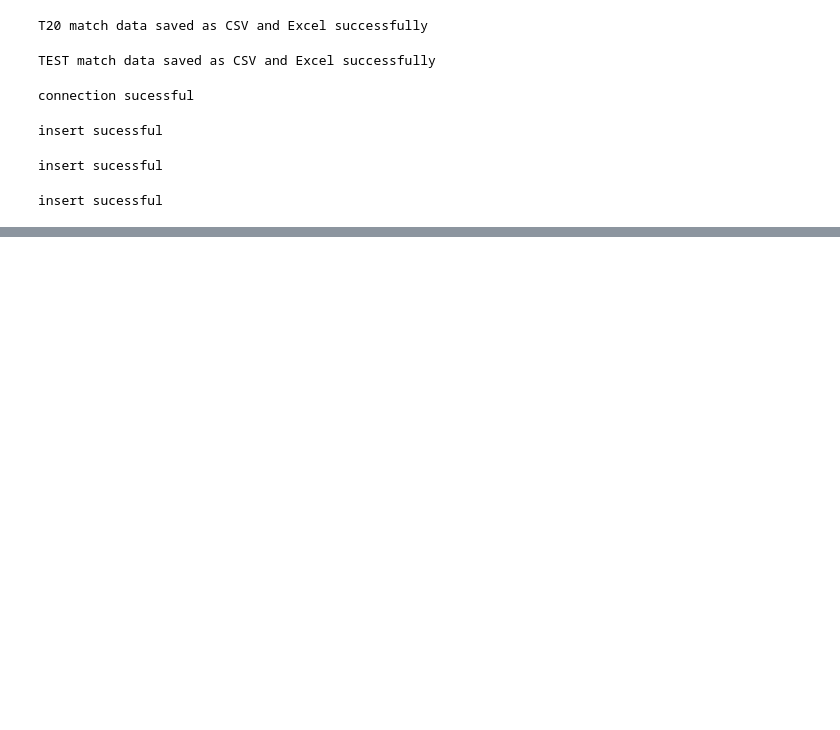
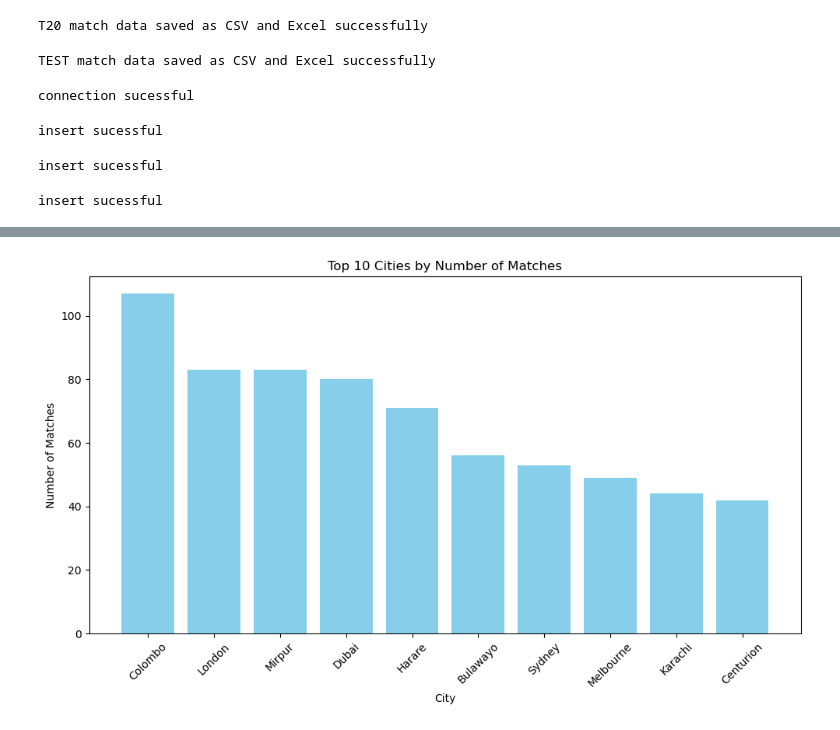
Before and after one commit to Muruga-aravindhan/Cricsheet-_Match-_Data-_Analysis, a Jupyter notebook: secound_project.ipynb, the cells around one changed output, grey strips where cells are left out. Saved outputs shown, nothing was run; the diff lists cells and outputs as text; code cells hidden in the pictures; blank space fills up the shorter version.

```diff
--- a/secound_project.ipynb
+++ b/secound_project.ipynb
@@ -268,0 +369,12 @@ plt.show()
+# %%
+city_counts = df_odies['City'].value_counts().head(10)
+plt.figure(figsize=(10,6))
+plt.bar(city_counts.index, city_counts.values, color='skyblue')
+plt.xticks(rotation=45)
+plt.title('Top 10 Cities by Number of Matches')
+plt.xlabel('City')
+plt.ylabel('Number of Matches')
+plt.tight_layout()
+plt.show()
+# %% [output]
+[figure, added]
```
Also changed, not shown: parts of 23 cells of this notebook.
